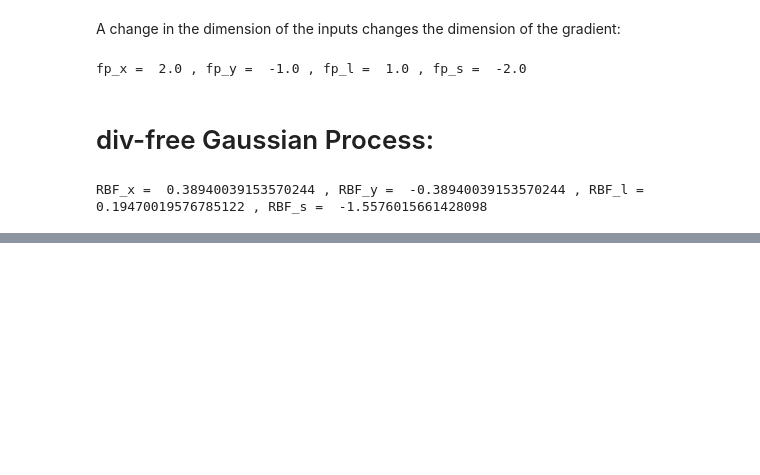
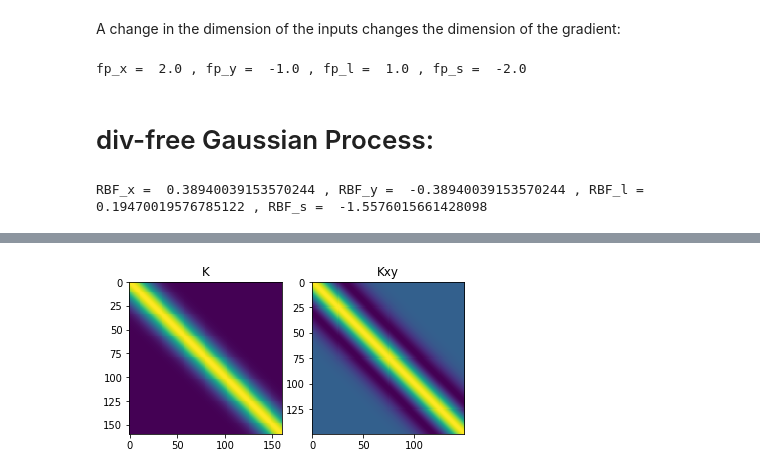
Before and after one commit to notblank/Gaussian-Processes, a Jupyter notebook: Autodiff Vector Valued Processes.ipynb, the cells around one changed output, grey strips where cells are left out. Drawn from its saved outputs; the diff is of its cells as text; code cells hidden in the pictures; blank space fills up the shorter version.

```diff
--- a/Autodiff Vector Valued Processes.ipynb
+++ b/Autodiff Vector Valued Processes.ipynb
@@ -168,0 +174,28 @@ RBF_x =  0.38940039153570244 , RBF_y =  -0.38940039153570244 , RBF_l =  0.194700
+# %%
+x = np.arange(-2., 2., 0.025)
+y = np.arange(-2., 2., 0.025)
+l = 0.5
+s = 1
+
+npts = np.shape(x)[0]
+# %%
+def Kmat(x, y, kern, l, s):
+
+    npts = np.shape(x)[0]
+    K = np.zeros((npts, npts))
+    for i, a in enumerate(x):
+        for j, b in enumerate(y):
+            K[i, j] = kern(a, b, l, s)
+
+    return(K)
+# %%
+K = Kmat(x, y, RBF, l, s)
+Kxy = Kmat(x, y, RBFxy, l, s)
+# %%
+f, ax = plt.subplots(1,2)
+ax[0].imshow(K)
+ax[1].imshow(Kx)
+ax[0].title.set_text('K')
+ax[1].title.set_text('Kxy')
+# %% [output]
+[figure, added]
```
Also changed, not shown: parts of 12 cells of this notebook.
